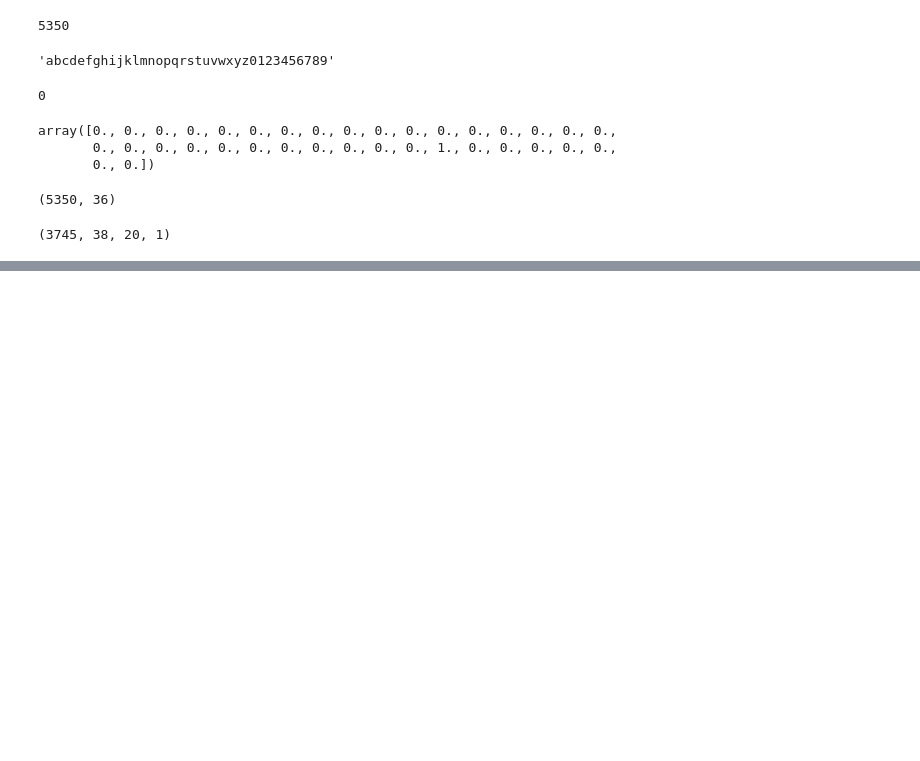
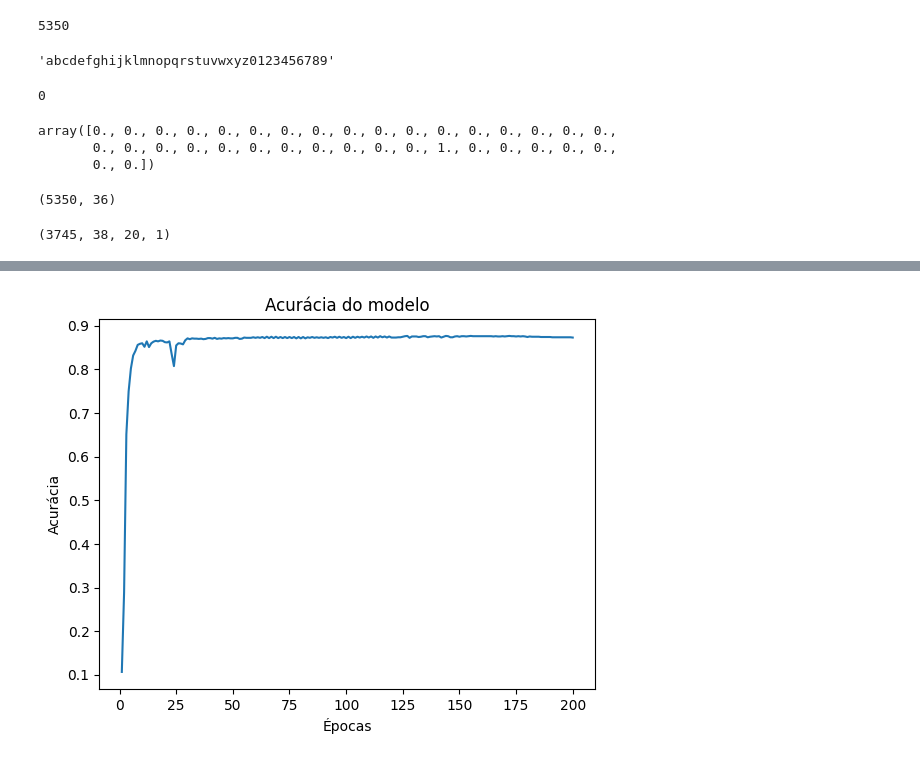
Before and after one commit to ramoneirao/visao-computacional, a Jupyter notebook: resolvendo capcha (CNN)/TensorFlow CNN Capcha.ipynb, the cells around one changed output, grey strips where cells are left out. Cells and saved outputs as stored; diff of their text form; code cells hidden in the pictures; blank space fills up the shorter version.

```diff
--- a/resolvendo capcha (CNN)/TensorFlow CNN Capcha.ipynb
+++ b/resolvendo capcha (CNN)/TensorFlow CNN Capcha.ipynb
@@ -245,0 +270,29 @@ y = tf.placeholder(tf.float32, shape=[None, 36])
+# %%
+# Iniciando os pesos
+w1 = tf.Variable(tf.random_normal([3, 3, 1, 32], stddev=0.05)) # pesos da primeira camada
+w2 = tf.Variable(tf.random_normal([3, 3, 32, 64], stddev=0.05)) # pesos da segunda camada
+w_denso_1 = tf.Variable(tf.random_normal([16* 7* 64, 80], stddev=0.035)) # pesos da primeira camada densa
+w_out = tf.Variable(tf.random_normal([80, 36], stddev=0.035)) # pesos da camada de saída
+
+# Iniciando os bias
+b1 = tf.Variable(tf.zeros([32])) # bias da primeira camada
+b2 = tf.Variable(tf.zeros([64])) # bias da segunda camada
+b_denso_1 = tf.Variable(tf.zeros([80])) # bias da primeira camada densa
+b_out = tf.Variable(tf.zeros([36])) # bias da camada de saída
+# %%
+# Camada CNN 1
+conv1 = conv2d(x, w1, b1) # aplica a convolução
+pool1 = max_pool(conv1, 2) # aplica o max pooling
+# drop1 = tf.nn.dropout(pool1, rate=0.2) # aplica o dropout
+
+# Camada CNN 2
+conv2 = conv2d(pool1, w2, b2) # aplica a convolução
+# pool2 = max_pool(conv2, 2) # aplica o max pooling
+# drop2 = tf.nn.dropout(conv2, rate=0.2) # aplica o dropout
+
+# Camada oculta
+drop2_redimensionada = tf.reshape(conv2, [-1, w_denso_1.get_shape().as_list()[0]]) # redimensiona a imagem
+densa = tf.nn.relu(tf.add(tf.matmul(drop2_redimensionada, w_denso_1), b_denso_1)) # aplica a camada densa
+
+# Camada de saída
+out = tf.add(tf.matmul(densa, w_out), b_out) # aplica a camada de saída
@@ -245,0 +301,4 @@ y = tf.placeholder(tf.float32, shape=[None, 36])
+# %%
+# Custo e otimizador
+custo = tf.reduce_mean(tf.nn.softmax_cross_entropy_with_logits_v2(logits=out, labels=y)) # calcula o custo
+otimizador = tf.train.AdamOptimizer(learning_rate=learning_rate).minimize(custo) # aplica o otimizador Adam
@@ -245,0 +311,4 @@ y = tf.placeholder(tf.float32, shape=[None, 36])
+# %%
+# Avaliando o modelo
+acertos = tf.equal(tf.argmax(out, 1), tf.argmax(y, 1)) # verifica se os valores estão corretos
+acuracia = tf.reduce_mean(tf.cast(acertos, tf.float32)) # calcula a acurácia
@@ -245,0 +372,9 @@ y = tf.placeholder(tf.float32, shape=[None, 36])
+# %%
+# Plotando
+plt.plot(historico_epochs, historico_acc)
+plt.title("Acurácia do modelo")
+plt.xlabel("Épocas")
+plt.ylabel("Acurácia")
+plt.show()
+# %% [output]
+[figure, added]
```
Also changed, not shown: parts of 12 cells of this notebook.
